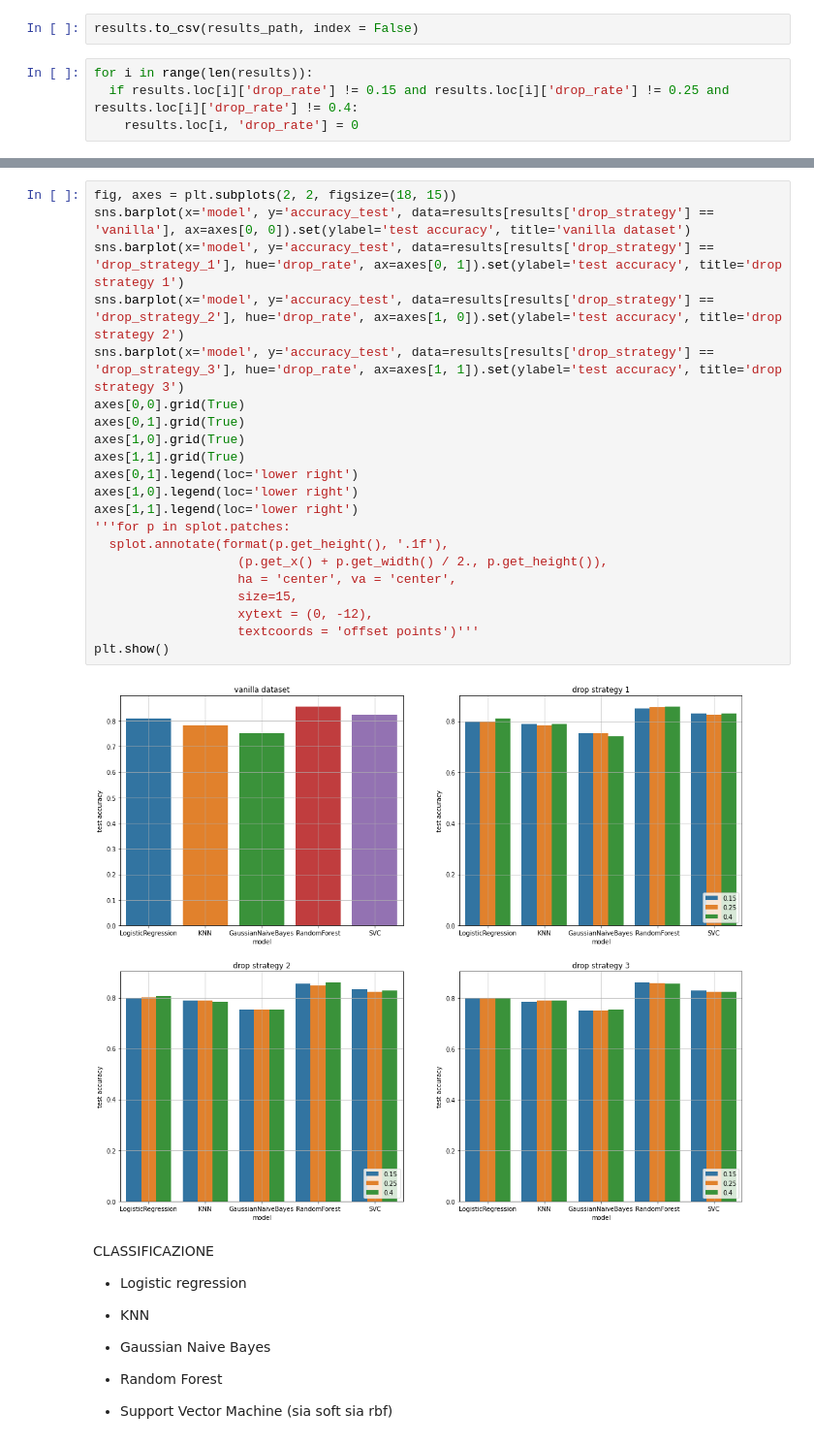
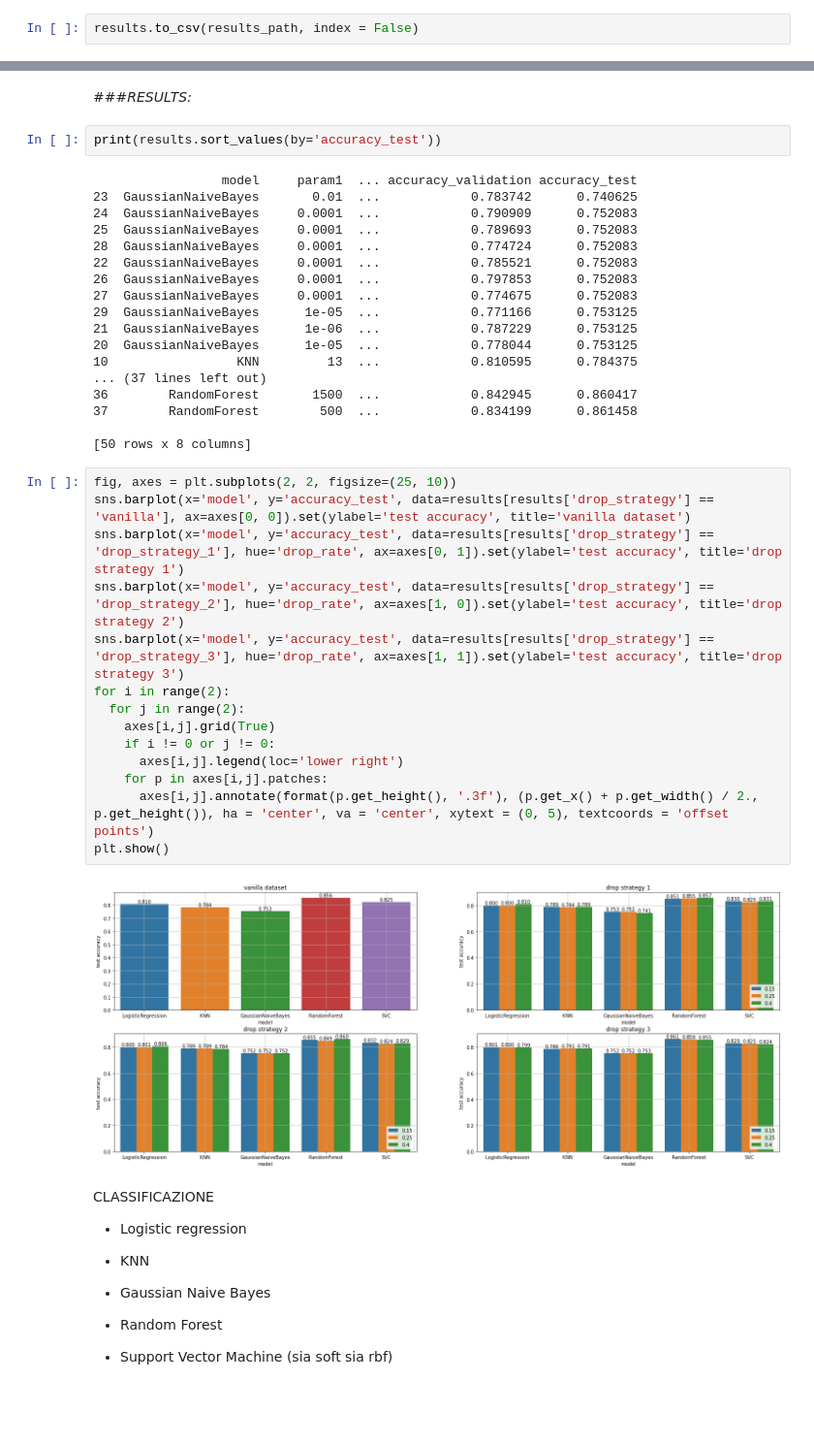
Before and after one commit to MatteoStoisa/DataSpaces_project, a Jupyter notebook: projectDataSpacesMatteoStoisa_the_spotify_hit_predictor_dataset_dataset_of_10s.ipynb, the cells around one changed output, grey strips where cells are left out. Shown at 97% size. Saved outputs shown, nothing was run; the diff lists cells and outputs as text; blank space fills up the shorter version.

```diff
--- a/projectDataSpacesMatteoStoisa_the_spotify_hit_predictor_dataset_dataset_of_10s.ipynb
+++ b/projectDataSpacesMatteoStoisa_the_spotify_hit_predictor_dataset_dataset_of_10s.ipynb
@@ -861,7 +888,3 @@ Test score: 0.823958
 ... (8 outputs left out)
 # %%
 results.to_csv(results_path, index = False)
-# %%
-for i in range(len(results)):
-  if results.loc[i]['drop_rate'] != 0.15 and results.loc[i]['drop_rate'] != 0.25 and results.loc[i]['drop_rate'] != 0.4:
-    results.loc[i, 'drop_rate'] = 0
@@ -877,26 +891,41 @@ aaa
+# %% [markdown]
+###*RESULTS:*
+# %%
+print(results.sort_values(by='accuracy_test'))
+# %% [output]
+                 model     param1  ... accuracy_validation accuracy_test
+23  GaussianNaiveBayes       0.01  ...            0.783742      0.740625
+24  GaussianNaiveBayes     0.0001  ...            0.790909      0.752083
+25  GaussianNaiveBayes     0.0001  ...            0.789693      0.752083
+28  GaussianNaiveBayes     0.0001  ...            0.774724      0.752083
+22  GaussianNaiveBayes     0.0001  ...            0.785521      0.752083
+26  GaussianNaiveBayes     0.0001  ...            0.797853      0.752083
+27  GaussianNaiveBayes     0.0001  ...            0.774675      0.752083
+29  GaussianNaiveBayes      1e-05  ...            0.771166      0.753125
+21  GaussianNaiveBayes      1e-06  ...            0.787229      0.753125
+20  GaussianNaiveBayes      1e-05  ...            0.778044      0.753125
+10                 KNN         13  ...            0.810595      0.784375
+... (37 lines left out)
+36        RandomForest       1500  ...            0.842945      0.860417
+37        RandomForest        500  ...            0.834199      0.861458
+
+[50 rows x 8 columns]
 # %%
-fig, axes = plt.subplots(2, 2, figsize=(18, 15))
+fig, axes = plt.subplots(2, 2, figsize=(25, 10))
 sns.barplot(x='model', y='accuracy_test', data=results[results['drop_strategy'] == 'vanilla'], ax=axes[0, 0]).set(ylabel='test accuracy', title='vanilla dataset')
 sns.barplot(x='model', y='accuracy_test', data=results[results['drop_strategy'] == 'drop_strategy_1'], hue='drop_rate', ax=axes[0, 1]).set(ylabel='test accuracy', title='drop strategy 1')
 sns.barplot(x='model', y='accuracy_test', data=results[results['drop_strategy'] == 'drop_strategy_2'], hue='drop_rate', ax=axes[1, 0]).set(ylabel='test accuracy', title='drop strategy 2')
 sns.barplot(x='model', y='accuracy_test', data=results[results['drop_strategy'] == 'drop_strategy_3'], hue='drop_rate', ax=axes[1, 1]).set(ylabel='test accuracy', title='drop strategy 3')
-axes[0,0].grid(True)
-axes[0,1].grid(True)
-axes[1,0].grid(True)
-axes[1,1].grid(True)
-axes[0,1].legend(loc='lower right')
-axes[1,0].legend(loc='lower right')
-axes[1,1].legend(loc='lower right')
-'''for p in splot.patches:
-  splot.annotate(format(p.get_height(), '.1f'),
-                   (p.get_x() + p.get_width() / 2., p.get_height()),
-                   ha = 'center', va = 'center',
-                   size=15,
-                   xytext = (0, -12),
-                   textcoords = 'offset points')'''
+for i in range(2):
+  for j in range(2):
+    axes[i,j].grid(True)
+    if i != 0 or j != 0:
+      axes[i,j].legend(loc='lower right')
+    for p in axes[i,j].patches:
+      axes[i,j].annotate(format(p.get_height(), '.3f'), (p.get_x() + p.get_width() / 2., p.get_height()), ha = 'center', va = 'center', xytext = (0, 5), textcoords = 'offset points')
 plt.show()
 # %% [output]
-[figure, old version]
+[figure, new version]
 # %% [markdown]
 CLASSIFICAZIONE
 
```
Also changed, not shown: parts of 2 cells of this notebook.
